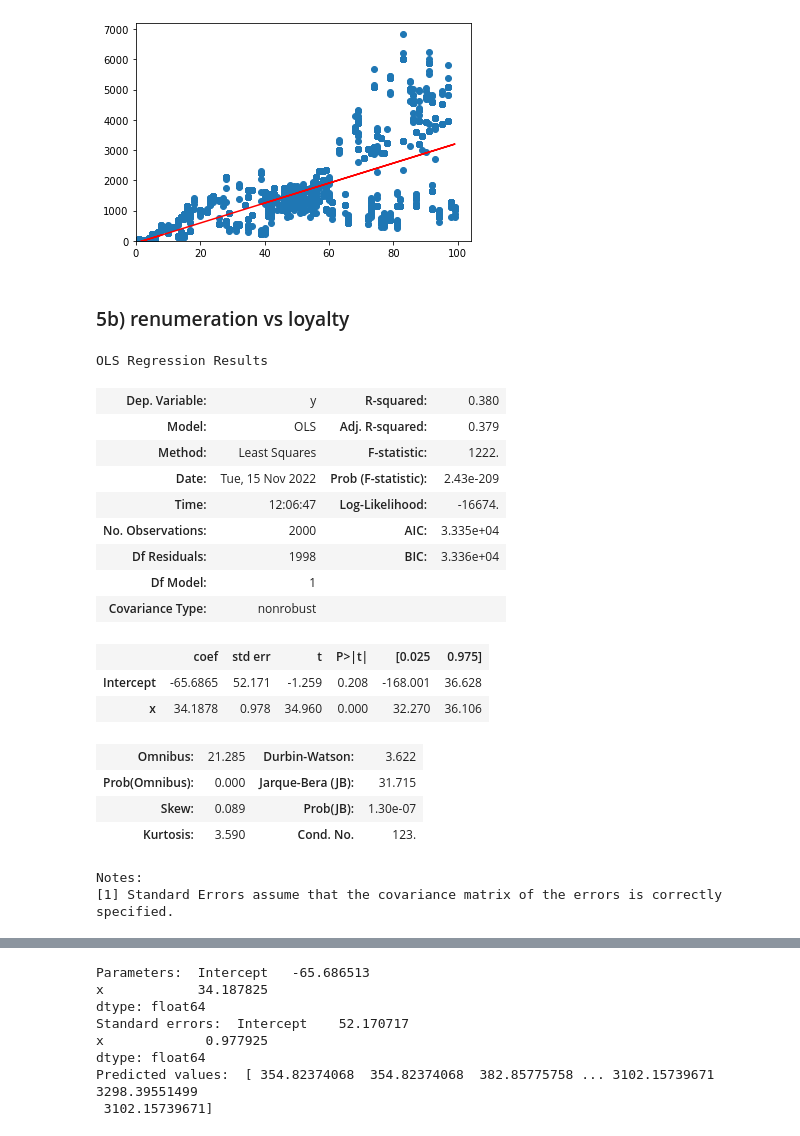
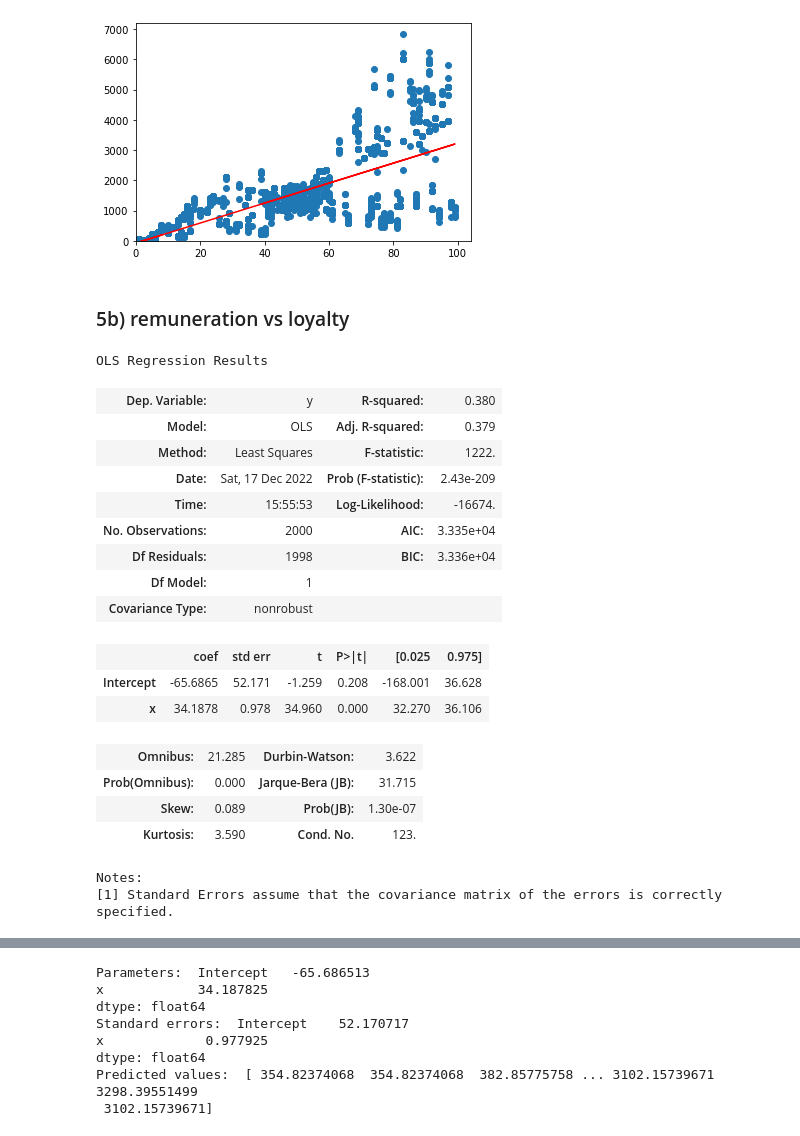
Before and after one commit to irina2621/LSE_DA301_Assignment, a Jupyter notebook: LSE_DA301_Assignment_Python_v1.ipynb, the cells around one changed output, grey strips where cells are left out. Drawn from its saved outputs; the diff is of its cells as text; code cells hidden in the pictures.

```diff
--- a/LSE_DA301_Assignment_Python_v1.ipynb
+++ b/LSE_DA301_Assignment_Python_v1.ipynb
@@ -254,27 +286,27 @@ plt.show()
 # %% [output]
 [figure]
 # %% [markdown]
-### 5b) renumeration vs loyalty
+### 5b) remuneration vs loyalty
 # %%
-# Define the dependent variable.
+# Dependent variable (y) is loyalty points.
 y = reviews['loyalty_points']
 
-# Define the independent variable.
-x = reviews['renumeration']
+# Independent variable (x) is remuniration.
+x = reviews['remuneration']
 
 # Create formula and pass through OLS methods.
 f = 'y ~ x'
 test = ols(f, data = reviews).fit()
 
 # Print the regression table.
 test.summary()
 # %% [output]
 OLS Regression Results
 | Dep. Variable: | y | R-squared: | 0.380 |
 | Model: | OLS | Adj. R-squared: | 0.379 |
 | Method: | Least Squares | F-statistic: | 1222. |
-| Date: | Tue, 15 Nov 2022 | Prob (F-statistic): | 2.43e-209 |
-| Time: | 12:06:47 | Log-Likelihood: | -16674. |
+| Date: | Sat, 17 Dec 2022 | Prob (F-statistic): | 2.43e-209 |
+| Time: | 15:55:53 | Log-Likelihood: | -16674. |
 | No. Observations: | 2000 | AIC: | 3.335e+04 |
 | Df Residuals: | 1998 | BIC: | 3.336e+04 |
 | Df Model: | 1 |  |  |
```
Also changed, not shown: parts of 132 cells of this notebook.
